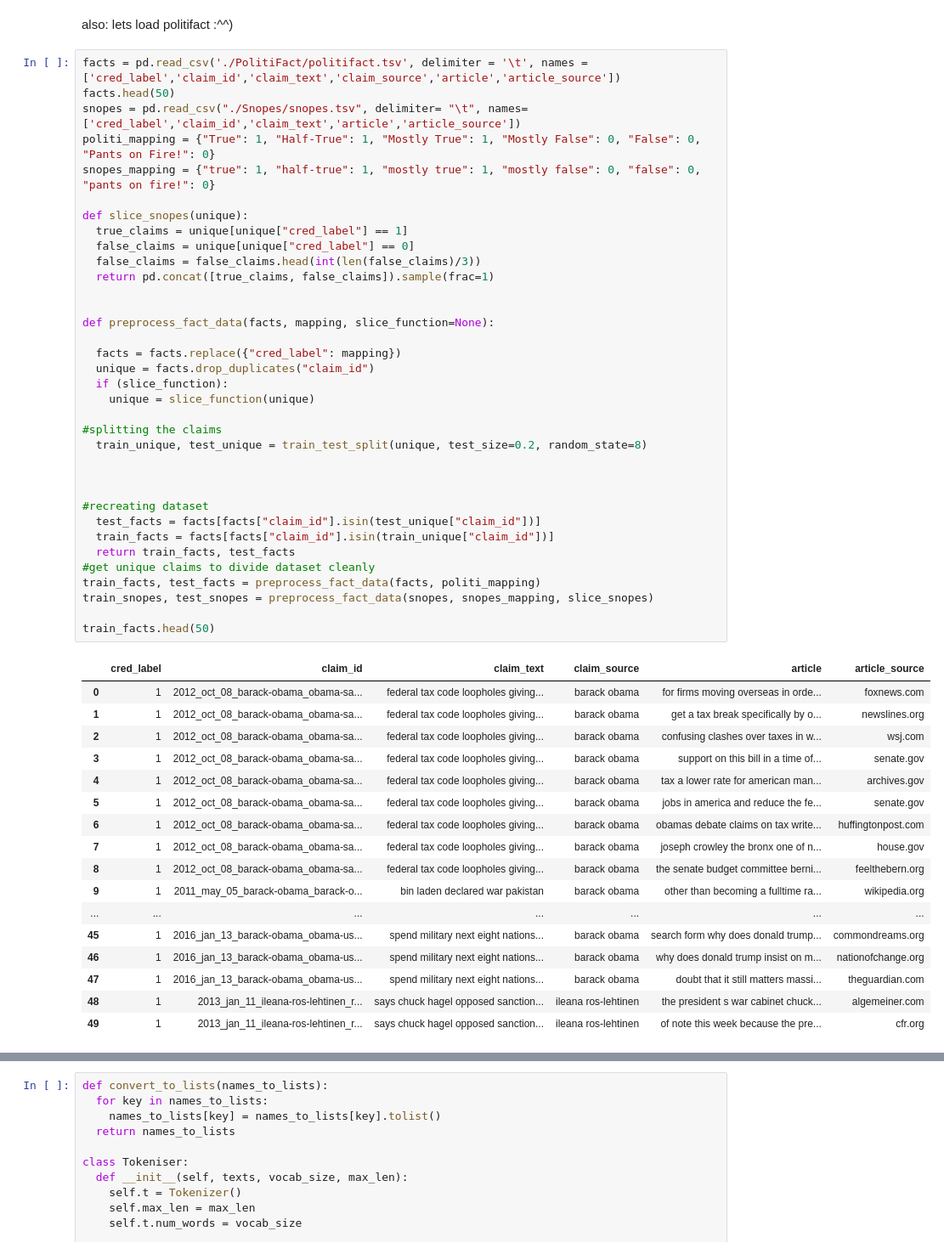
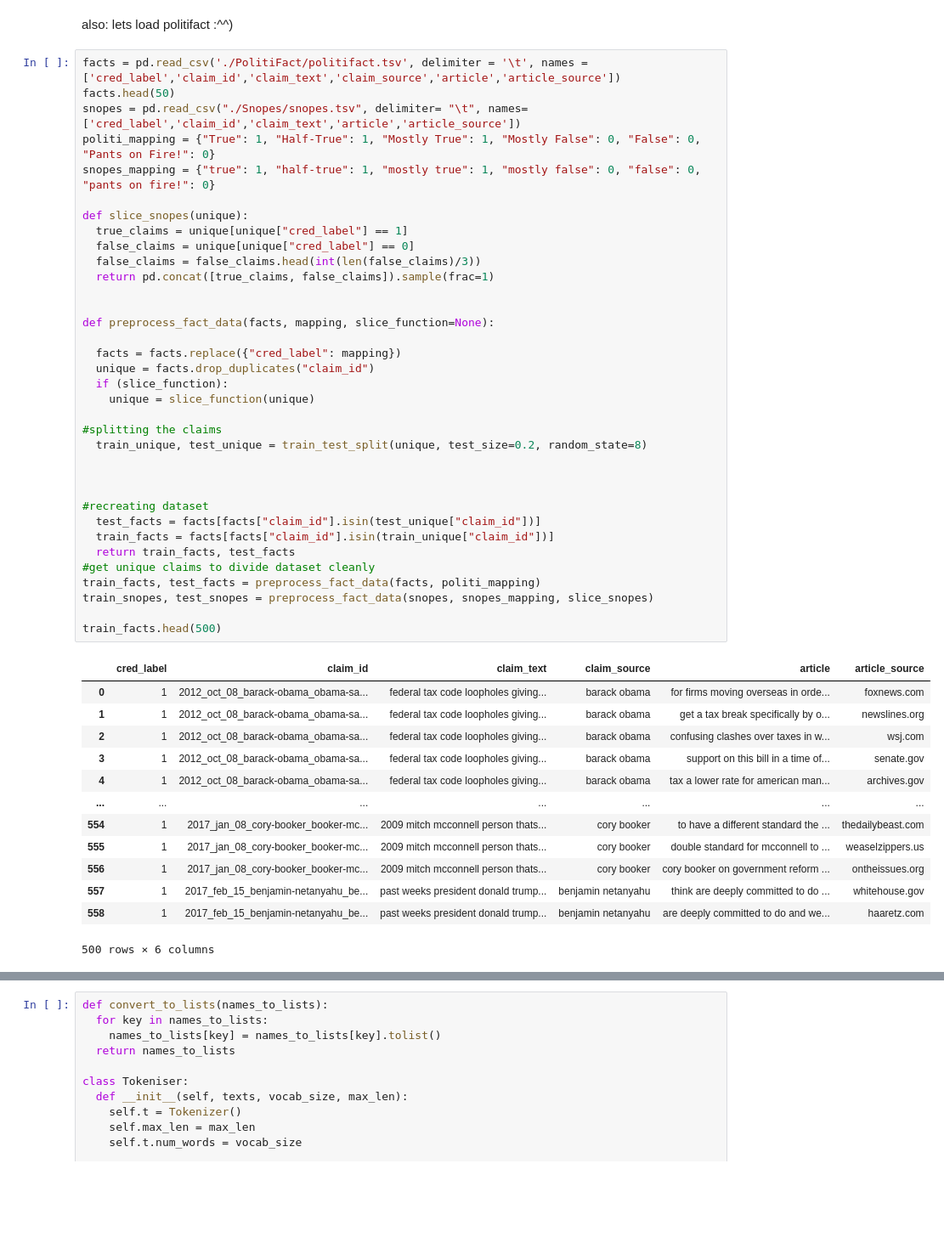
Before and after one commit to PiotrusWatson/level4project, a Jupyter notebook: data/ipynbs/textual_entailment_snli.ipynb, the cells around one changed output, grey strips where cells are left out. Shown at 85% size. Drawn from its saved outputs; the diff is of its cells as text; blank space fills up the shorter version.

```diff
--- a/data/ipynbs/textual_entailment_snli.ipynb
+++ b/data/ipynbs/textual_entailment_snli.ipynb
@@ -122,42 +193,38 @@ def slice_snopes(unique):
   return pd.concat([true_claims, false_claims]).sample(frac=1)
 
 
 def preprocess_fact_data(facts, mapping, slice_function=None):
 
   facts = facts.replace({"cred_label": mapping})
   unique = facts.drop_duplicates("claim_id")
   if (slice_function):
     unique = slice_function(unique)
 
 #splitting the claims
   train_unique, test_unique = train_test_split(unique, test_size=0.2, random_state=8)
 
 
 
 #recreating dataset
   test_facts = facts[facts["claim_id"].isin(test_unique["claim_id"])]
   train_facts = facts[facts["claim_id"].isin(train_unique["claim_id"])]
   return train_facts, test_facts
 #get unique claims to divide dataset cleanly
 train_facts, test_facts = preprocess_fact_data(facts, politi_mapping)
 train_snopes, test_snopes = preprocess_fact_data(snopes, snopes_mapping, slice_snopes)
 
-train_facts.head(50)
+train_facts.head(500)
 # %% [output]
 |  | cred_label | claim_id | claim_text | claim_source | article | article_source |
 | 0 | 1 | 2012_oct_08_barack-obama_obama-sa... | federal tax code loopholes giving... | barack obama | for firms moving overseas in orde... | foxnews.com |
 | 1 | 1 | 2012_oct_08_barack-obama_obama-sa... | federal tax code loopholes giving... | barack obama | get a tax break specifically by o... | newslines.org |
 | 2 | 1 | 2012_oct_08_barack-obama_obama-sa... | federal tax code loopholes giving... | barack obama | confusing clashes over taxes in w... | wsj.com |
 | 3 | 1 | 2012_oct_08_barack-obama_obama-sa... | federal tax code loopholes giving... | barack obama | support on this bill in a time of... | senate.gov |
 | 4 | 1 | 2012_oct_08_barack-obama_obama-sa... | federal tax code loopholes giving... | barack obama | tax a lower rate for american man... | archives.gov |
-| 5 | 1 | 2012_oct_08_barack-obama_obama-sa... | federal tax code loopholes giving... | barack obama | jobs in america and reduce the fe... | senate.gov |
-| 6 | 1 | 2012_oct_08_barack-obama_obama-sa... | federal tax code loopholes giving... | barack obama | obamas debate claims on tax write... | huffingtonpost.com |
-| 7 | 1 | 2012_oct_08_barack-obama_obama-sa... | federal tax code loopholes giving... | barack obama | joseph crowley the bronx one of n... | house.gov |
-| 8 | 1 | 2012_oct_08_barack-obama_obama-sa... | federal tax code loopholes giving... | barack obama | the senate budget committee berni... | feelthebern.org |
-| 9 | 1 | 2011_may_05_barack-obama_barack-o... | bin laden declared war pakistan | barack obama | other than becoming a fulltime ra... | wikipedia.org |
 | ... | ... | ... | ... | ... | ... | ... |
-| 45 | 1 | 2016_jan_13_barack-obama_obama-us... | spend military next eight nations... | barack obama | search form why does donald trump... | commondreams.org |
-| 46 | 1 | 2016_jan_13_barack-obama_obama-us... | spend military next eight nations... | barack obama | why does donald trump insist on m... | nationofchange.org |
-| 47 | 1 | 2016_jan_13_barack-obama_obama-us... | spend military next eight nations... | barack obama | doubt that it still matters massi... | theguardian.com |
-| 48 | 1 | 2013_jan_11_ileana-ros-lehtinen_r... | says chuck hagel opposed sanction... | ileana ros-lehtinen | the president s war cabinet chuck... | algemeiner.com |
-| 49 | 1 | 2013_jan_11_ileana-ros-lehtinen_r... | says chuck hagel opposed sanction... | ileana ros-lehtinen | of note this week because the pre... | cfr.org |
+| 554 | 1 | 2017_jan_08_cory-booker_booker-mc... | 2009 mitch mcconnell person thats... | cory booker | to have a different standard the ... | thedailybeast.com |
+| 555 | 1 | 2017_jan_08_cory-booker_booker-mc... | 2009 mitch mcconnell person thats... | cory booker | double standard for mcconnell to ... | weaselzippers.us |
+| 556 | 1 | 2017_jan_08_cory-booker_booker-mc... | 2009 mitch mcconnell person thats... | cory booker | cory booker on government reform ... | ontheissues.org |
+| 557 | 1 | 2017_feb_15_benjamin-netanyahu_be... | past weeks president donald trump... | benjamin netanyahu | think are deeply committed to do ... | whitehouse.gov |
+| 558 | 1 | 2017_feb_15_benjamin-netanyahu_be... | past weeks president donald trump... | benjamin netanyahu | are deeply committed to do and we... | haaretz.com |
+500 rows × 6 columns
```
Also changed, not shown: parts of 22 cells of this notebook.
